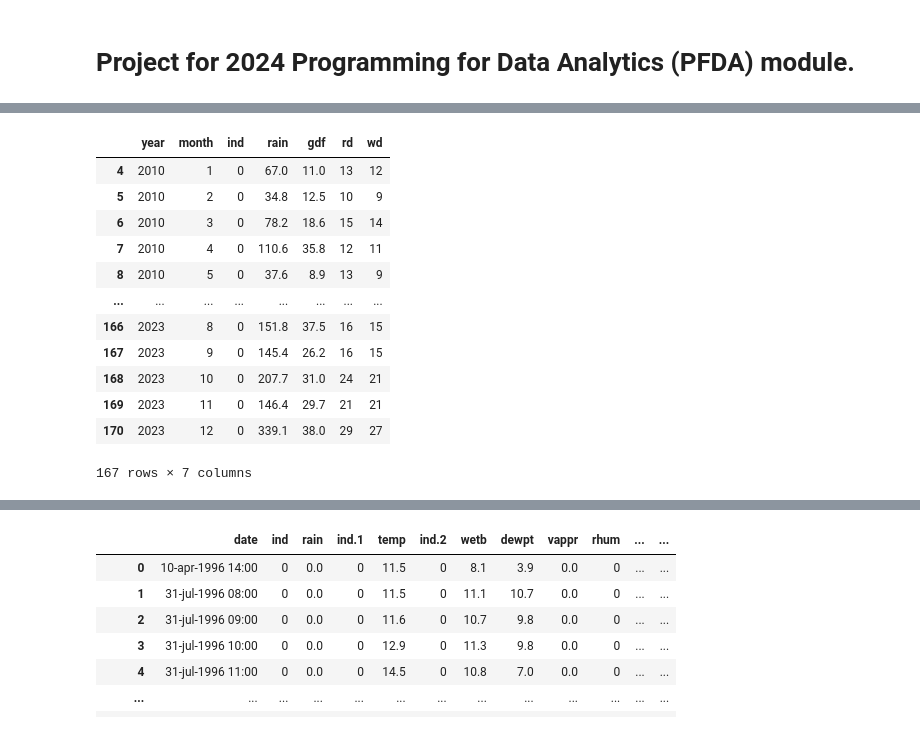
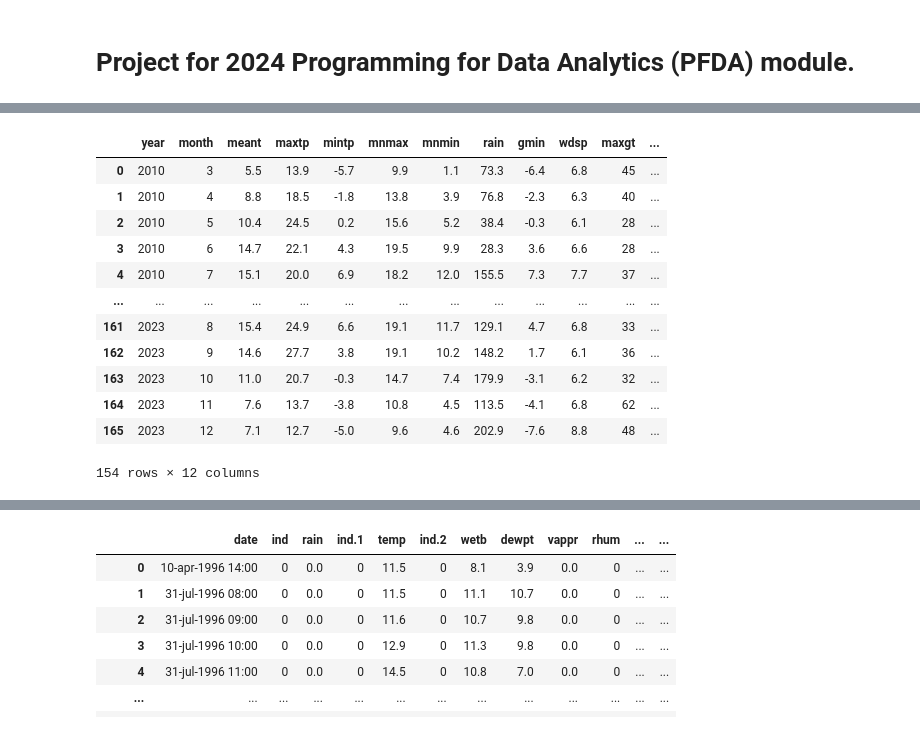
Before and after one commit to MattiDoubleU/PFDA, a Jupyter notebook: Project/Project2024.ipynb, the cells around one changed output, grey strips where cells are left out. Saved outputs shown, nothing was run; the diff lists cells and outputs as text; code cells hidden in the pictures.

```diff
--- a/Project/Project2024.ipynb
+++ b/Project/Project2024.ipynb
@@ -18,7 +23,7 @@ import matplotlib.pyplot as plt
 import matplotlib.dates as mdates
 
 # Load the data set.
-file_path = r"C:\Users\User\ATU\PFDA\Project\mly5427.csv"
+file_path = r"C:\Users\User\ATU\PFDA\Project\mly1875.csv"
 df = pd.read_csv(file_path, on_bad_lines='skip')
 
 df
@@ -35,5 +46,5 @@ df
 # %%
-df = pd.read_csv(file_path, skiprows=13)
+df = pd.read_csv(file_path, skiprows=19)
 
 df
 # %% [output]
@@ -55,18 +70,17 @@ The data frames starts in September 2009 so I decided to remove those rows as we
 # %%
-df = df[~df['year'].isin([2009, 2024])]
-
+df = df[~df['year'].isin([2011, 2024])]
 df
 # %% [output]
-|  | year | month | ind | rain | gdf | rd | wd |
-| 4 | 2010 | 1 | 0 | 67.0 | 11.0 | 13 | 12 |
-| 5 | 2010 | 2 | 0 | 34.8 | 12.5 | 10 | 9 |
-| 6 | 2010 | 3 | 0 | 78.2 | 18.6 | 15 | 14 |
-| 7 | 2010 | 4 | 0 | 110.6 | 35.8 | 12 | 11 |
-| 8 | 2010 | 5 | 0 | 37.6 | 8.9 | 13 | 9 |
-| ... | ... | ... | ... | ... | ... | ... | ... |
-| 166 | 2023 | 8 | 0 | 151.8 | 37.5 | 16 | 15 |
-| 167 | 2023 | 9 | 0 | 145.4 | 26.2 | 16 | 15 |
-| 168 | 2023 | 10 | 0 | 207.7 | 31.0 | 24 | 21 |
-| 169 | 2023 | 11 | 0 | 146.4 | 29.7 | 21 | 21 |
-| 170 | 2023 | 12 | 0 | 339.1 | 38.0 | 29 | 27 |
+|  | year | month | meant | maxtp | mintp | mnmax | mnmin | rain | gmin | wdsp | maxgt | ... |
+| 0 | 2010 | 3 | 5.5 | 13.9 | -5.7 | 9.9 | 1.1 | 73.3 | -6.4 | 6.8 | 45 | ... |
+| 1 | 2010 | 4 | 8.8 | 18.5 | -1.8 | 13.8 | 3.9 | 76.8 | -2.3 | 6.3 | 40 | ... |
+| 2 | 2010 | 5 | 10.4 | 24.5 | 0.2 | 15.6 | 5.2 | 38.4 | -0.3 | 6.1 | 28 | ... |
+| 3 | 2010 | 6 | 14.7 | 22.1 | 4.3 | 19.5 | 9.9 | 28.3 | 3.6 | 6.6 | 28 | ... |
+| 4 | 2010 | 7 | 15.1 | 20.0 | 6.9 | 18.2 | 12.0 | 155.5 | 7.3 | 7.7 | 37 | ... |
+| ... | ... | ... | ... | ... | ... | ... | ... | ... | ... | ... | ... | ... |
+| 161 | 2023 | 8 | 15.4 | 24.9 | 6.6 | 19.1 | 11.7 | 129.1 | 4.7 | 6.8 | 33 | ... |
+| 162 | 2023 | 9 | 14.6 | 27.7 | 3.8 | 19.1 | 10.2 | 148.2 | 1.7 | 6.1 | 36 | ... |
+| 163 | 2023 | 10 | 11.0 | 20.7 | -0.3 | 14.7 | 7.4 | 179.9 | -3.1 | 6.2 | 32 | ... |
+| 164 | 2023 | 11 | 7.6 | 13.7 | -3.8 | 10.8 | 4.5 | 113.5 | -4.1 | 6.8 | 62 | ... |
+| 165 | 2023 | 12 | 7.1 | 12.7 | -5.0 | 9.6 | 4.6 | 202.9 | -7.6 | 8.8 | 48 | ... |
-167 rows × 7 columns
+154 rows × 12 columns
```
Also changed, not shown: parts of 9 cells of this notebook, 2 other files.
